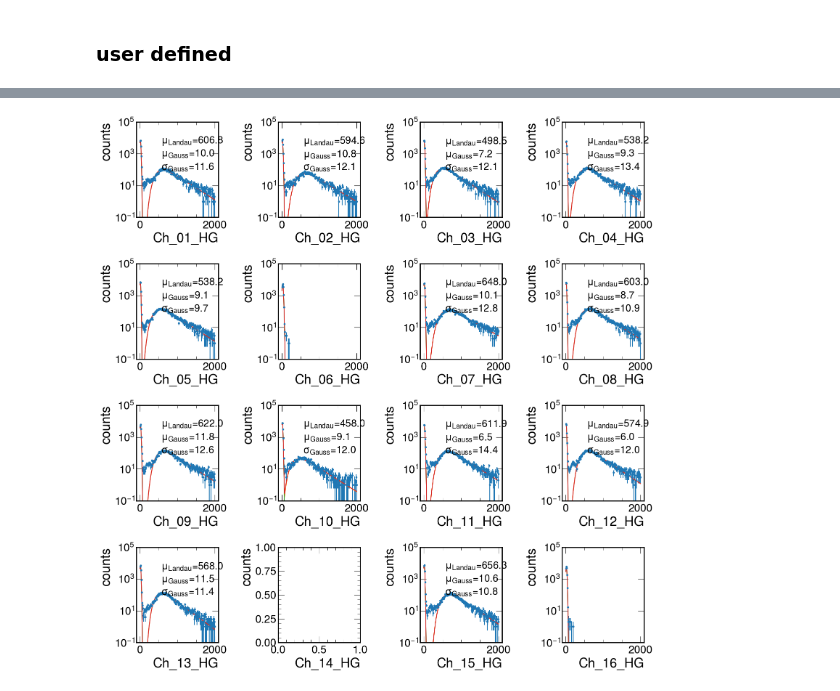
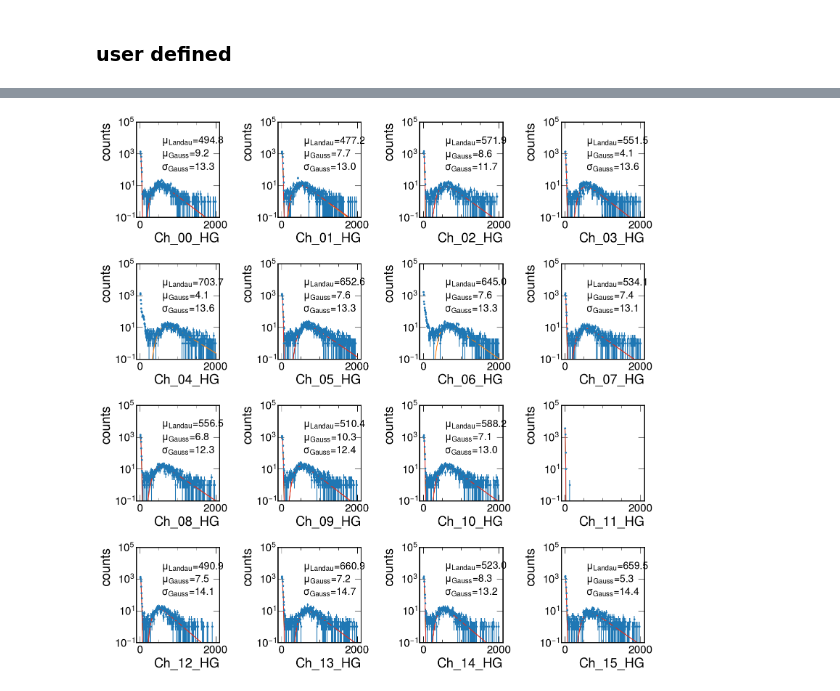
Before and after one commit to sebouh137/beamtest_plots, a Jupyter notebook: TwelveChannels.ipynb, the cells around one changed output, grey strips where cells are left out. Drawn from its saved outputs; the diff is of its cells as text; code cells hidden in the pictures.

```diff
--- a/TwelveChannels.ipynb
+++ b/TwelveChannels.ipynb
@@ -19,7 +19,7 @@ starttime=time.struct_time((2022, 12, 16, 14, 10,0,-1,-1,-1))
 
 renameChannels=False
 # %%
-with open('Run10_list.txt') as f:
+with open('Run12_list.txt') as f:
     lines = f.read().split('\n')
 tags = None
 channels =[]
@@ -64,5 +64,5 @@ if renameChannels:
 
 print(f"Done! Total events: {len(df)}")
 print(f"channels in df are:  {channels}")
-channels.remove("00")
+#channels.remove("00")
 # %% [output]
@@ -83,14 +83,18 @@ def LandauPlusGauss(x, normalization,location,stdev, a, mu, sigma):
 def Gauss(x, a, mu, sigma):
     return a*np.exp(-(x-mu)**2/(2*sigma**2))
 # %%
-for useMIP in False, True:
+for useMIP in False,:
     for gain in "LG HG".split():
-        fig, axs=plt.subplots(4,4, figsize=(16, 16))
+        if not useMIP:
+            fig, axs=plt.subplots(4,4, figsize=(16, 16))
+        else:
+            fig, axs=plt.subplots(1,1, figsize=(16, 16))
         for i in range(len(channels)):
 
             ch = channels[i]
-            plt.sca(axs[i//4][i%4])
-            hist,x,= np.histogram(df.eval(f"Ch_{ch}_{gain}"), bins=100 if gain== "LG" else 200,
+            if not useMIP:
+                plt.sca(axs[i//4][i%4])
+            hist,x,= np.histogram(df.eval(f"Ch_{ch}_{gain}"), bins=100 if gain== "LG" else 300,
                                   range=(0,100) if gain == "LG" else (0, 2000))
             xlabel=f"Ch_{ch}_{gain}"
             if useMIP:
@@ -105,15 +109,25 @@ for useMIP in False, True:
             if gain=="LG":
                 start,stop=int(20/(x[1]-x[0])),None
             else :
-                start,stop=int(100/(x[1]-x[0])),None
+                start,stop=int(200/(x[1]-x[0])),None
             p0=[1000, 30, 10]
 
+            if gain == "HG":
+                plt.yscale("log")
+                plt.ylim(0.1, 1e5)
+            dhist=np.sqrt(hist)+(hist==0)
 
-            dhist=np.sqrt(hist)+(hist==0)
+            # if we're not dividing by the MIP, draw the channels as they are before attempting the fit,
+            # rather than afterwards
+            if not useMIP:
+                plt.errorbar(bin_centers, hist, np.sqrt(hist), linestyle='', marker='o', label='data', markersize=3)
+
             try:
                 coeff, var_matrix = curve_fit(Landau, bin_centers[start:stop], hist[start:stop], p0=p0,
                                      sigma=dhist[start:stop])
 
+                if not useMIP:
+                    curve = plt.plot(x, Landau(x,*coeff), label=f"Landau")
                 from scipy.stats import chi2
                 #chi2val = sum((Landau(bin_centers[start:stop], *coeff)-hist[start:stop])**2/dhist[start:stop]**2)
                 #ndof = len(bin_centers[start:stop])-len(coeff)
@@ -121,46 +135,53 @@ for useMIP in False, True:
                 x=np.linspace(0, max(bin_centers), 200)
                 mu=coeff[1]
 
-
-                if gain=="LG":
-                    start, stop = 0, int(20/(bin_centers[1]-bin_centers[0]))
-                else :
-                    start, stop = 0, int(400/(bin_centers[1]-bin_centers[0]))
-                coeff_g, var_matrix = curve_fit(Gauss, bin_centers[start:stop], hist[start:stop], p0=[10000,10,15],
-                                         sigma=dhist[start:stop])
+                try:
+                    if gain=="LG":
+                        start, stop = 0, int(20/(bin_centers[1]-bin_centers[0]))
+                    else :
+                        start, stop = 0, int(100/(bin_centers[1]-bin_centers[0]))
+                    coeff_g, var_matrix = curve_fit(Gauss, bin_centers[start:stop], hist[start:stop], p0=[10000,10,15],
+                                             sigma=dhist[start:stop])
+                    if not useMIP:
+                        curve = plt.plot(x, Gauss(x,*coeff_g), label=f"Gauss")
 
 
-                coeff_lg, var_matrix = curve_fit(LandauPlusGauss, bin_centers, hist, p0=list(coeff)+list(coeff_g),
-                                         sigma=dhist)
 
-                mu=coeff_lg[1]
-                mu_g=coeff_lg[4]
-                sigma_g=abs(coeff_lg[5])
+                    coeff_lg, var_matrix = curve_fit(LandauPlusGauss, bin_centers, hist, p0=list(coeff)+list(coeff_g),
+                                             sigma=dhist)
+                    if not useMIP:
+                        curve = plt.plot(x, LandauPlusGauss(x,*coeff_lg), label=f"Landau+Gauss")
+
+                    mu=coeff_lg[1]
+                    mu_g=coeff_lg[4]
+                    sigma_g=abs(coeff_lg[5])
+                except :
+                    print("warning:  failed Landau+Gauss fit.  using Landau fit only")
 
                 scale=1
                 if useMIP:
                     scale=1/mu
-                plt.errorbar(bin_centers*scale, hist, np.sqrt(hist), linestyle='', marker='o', label='data', markersize=3)
-                curve = plt.plot(x*scale, Landau(x,*coeff), label=f"Landau")
-                curve = plt.plot(x*scale, Gauss(x,*coeff_g), label=f"Gauss")
-                curve = plt.plot(x*scale, LandauPlusGauss(x,*coeff_lg), label=f"Landau+Gauss")
+                    plt.errorbar(bin_centers*scale, hist*len(hist)/sum(hist), np.sqrt(hist)*len(hist)/sum(hist),
+                                 linestyle='', marker='o', markersize=8, fillstyle='none' if i < 10 \
+                                else 'full', label=f'Ch_{ch}_{gain}')
+                    #curve = plt.plot(x*scale, Landau(x,*coeff), label=f"Landau")
+                    #curve = plt.plot(x*scale, Gauss(x,*coeff_g), label=f"Gauss")
+                    #curve = plt.plot(x*scale, LandauPlusGauss(x,*coeff_lg), label=f"Landau+Gauss")
 
                 #plt.legend(fontsize=12)
 
                 if abs(mu*scale) < 1e5:
                     print(mu*scale)
-                    if useMIP:
-                        plt.text(0.30, 0.5, f"$\mu_{{\\rm Landau}}$={mu*scale:.2f}\n$\mu_{{\\rm Gauss}}$={mu_g*scale:.2f}\n$\\sigma_{{\\rm Gauss}}$={sigma_g*scale:.2f}", transform=plt.gca().transAxes, fontsize=20)
-                    else:
+                    if not useMIP:
                         plt.text(0.30, 0.5, f"$\mu_{{\\rm Landau}}$={mu*scale:.1f}\n$\mu_{{\\rm Gauss}}$={mu_g*scale:.1f}\n$\\sigma_{{\\rm Gauss}}$={sigma_g*scale:.1f}", transform=plt.gca().transAxes, fontsize=20)
 
-                if gain == "HG":
-                    plt.yscale("log")
-                    plt.ylim(0.1, 1e5)
+
                 MIP[(ch,gain)]=mu
 
             except RuntimeError:
                 pass
+        if useMIP:
+            plt.legend()
         plt.tight_layout()
         print(start)
         print(bin_centers[start])
@@ -202 +227 @@ for useMIP in False, True:
-[figure, old version]
+[figure, new version]
```
Also changed, not shown: parts of 13 cells of this notebook.
